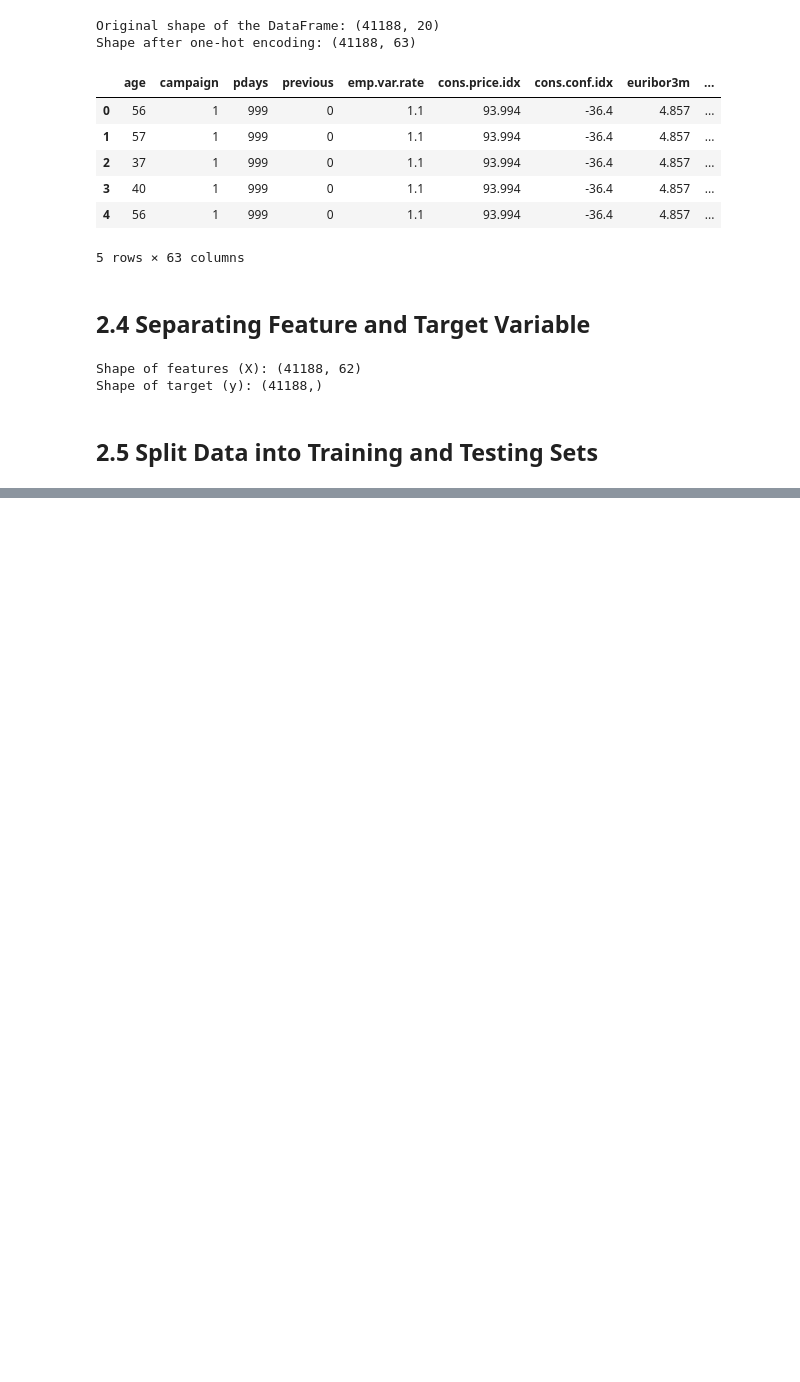
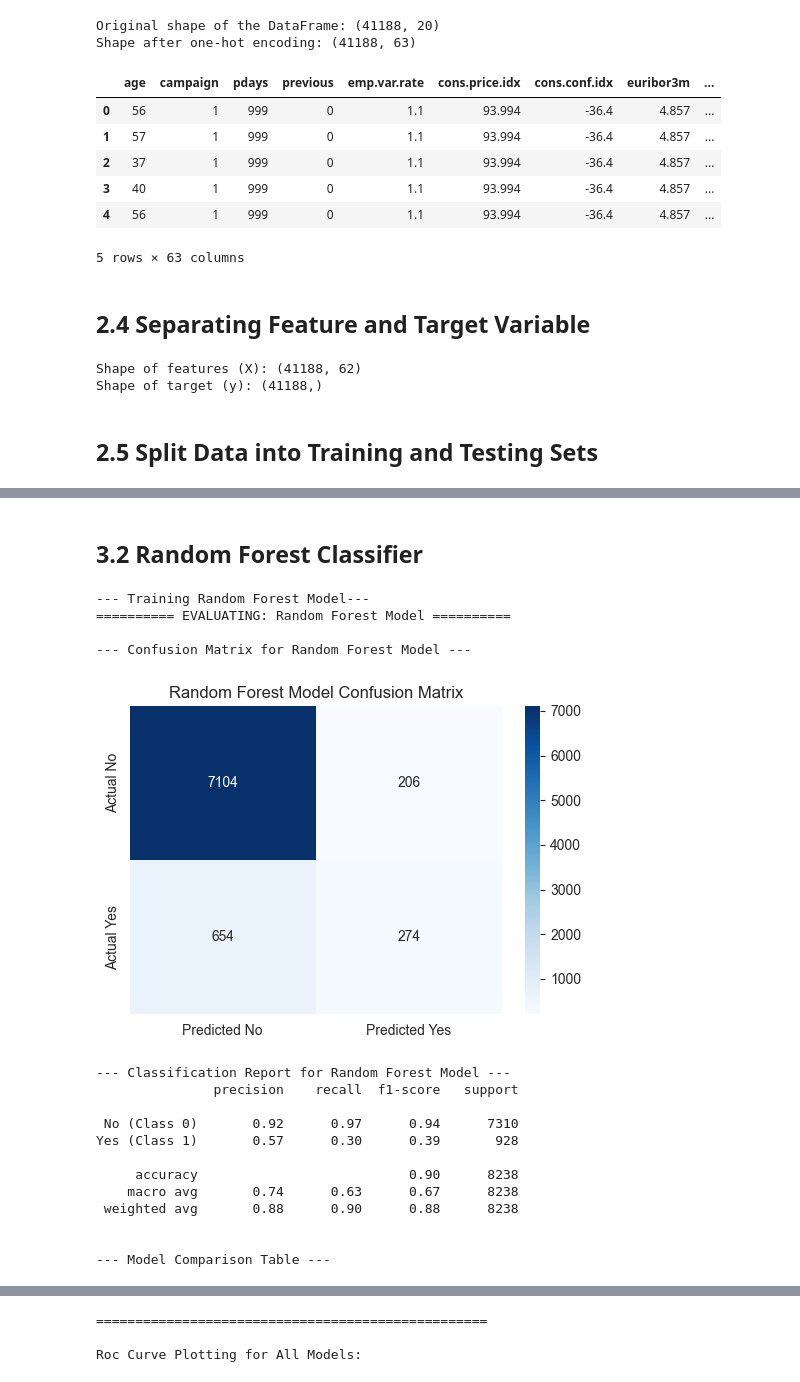
Before and after one commit to TomyLeHuy/xai_capstone, a Jupyter notebook: notebook.ipynb, the cells around one changed output, grey strips where cells are left out. Saved outputs shown, nothing was run; the diff lists cells and outputs as text; code cells hidden in the pictures; blank space fills up the shorter version.

```diff
--- a/notebook.ipynb
+++ b/notebook.ipynb
@@ -609,0 +702,33 @@ ROC AUC Score: 0.7967
+# %% [markdown]
+## 3.2 Random Forest Classifier
+# %%
+from sklearn.ensemble import RandomForestClassifier
+
+print("--- Training Random Forest Model---")
+# Initialize the model
+rf_model = RandomForestClassifier(random_state=42, n_jobs=-1)
+
+# Train the model
+rf_model.fit(X_train, y_train)
+
+# Evaluate the model
+evaluate_model(rf_model, X_test, y_test, model_name='Random Forest Model')
+plot_all_roc_curves(roc_curve_data)
+# %% [output]
+--- Training Random Forest Model---
+========== EVALUATING: Random Forest Model ==========
+
+--- Confusion Matrix for Random Forest Model ---
+[figure, added]
+--- Classification Report for Random Forest Model ---
+               precision    recall  f1-score   support
+
+ No (Class 0)       0.92      0.97      0.94      7310
+Yes (Class 1)       0.57      0.30      0.39       928
+
+     accuracy                           0.90      8238
+    macro avg       0.74      0.63      0.67      8238
+ weighted avg       0.88      0.90      0.88      8238
+
+
+--- Model Comparison Table ---
@@ -609,0 +738,3 @@ ROC AUC Score: 0.7967
+==================================================
+
+Roc Curve Plotting for All Models:
```
Also changed, not shown: parts of 45 cells of this notebook, 1 other file.
